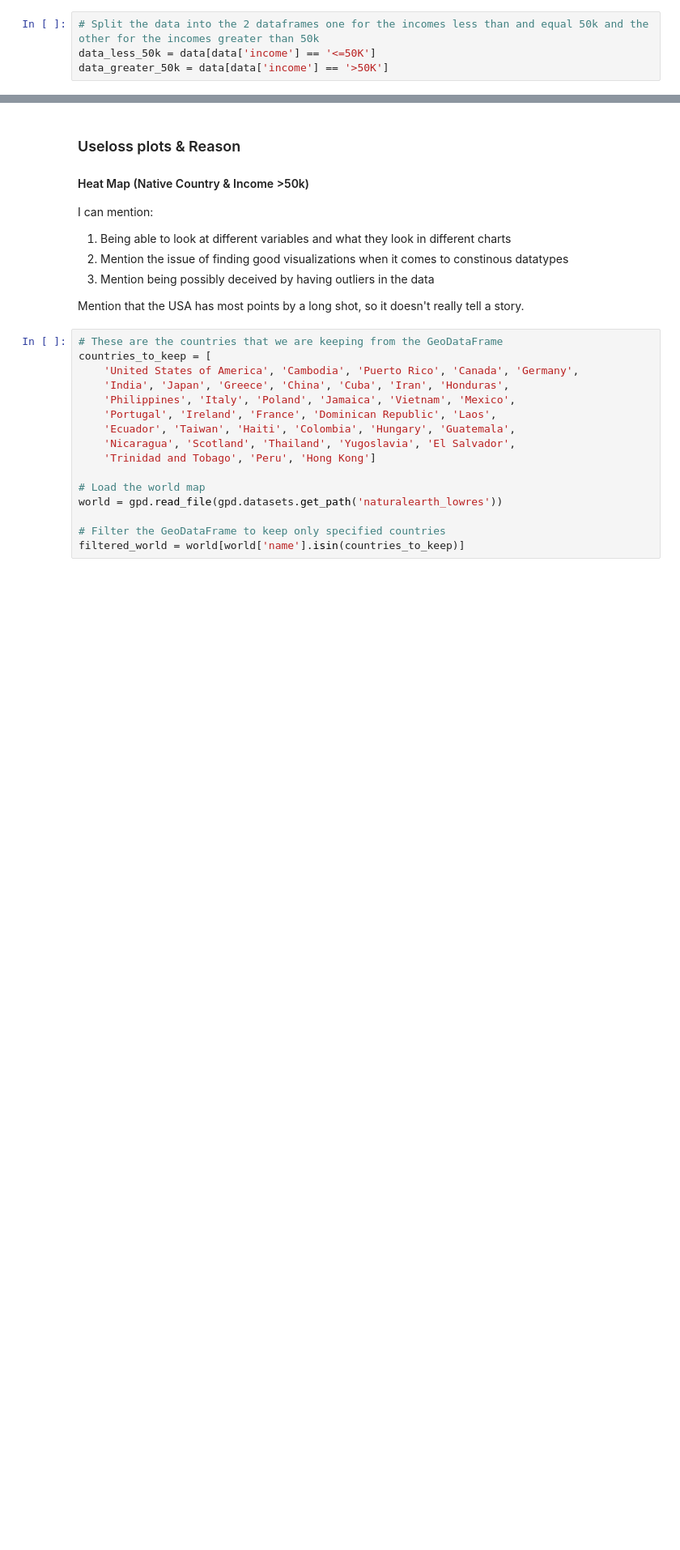
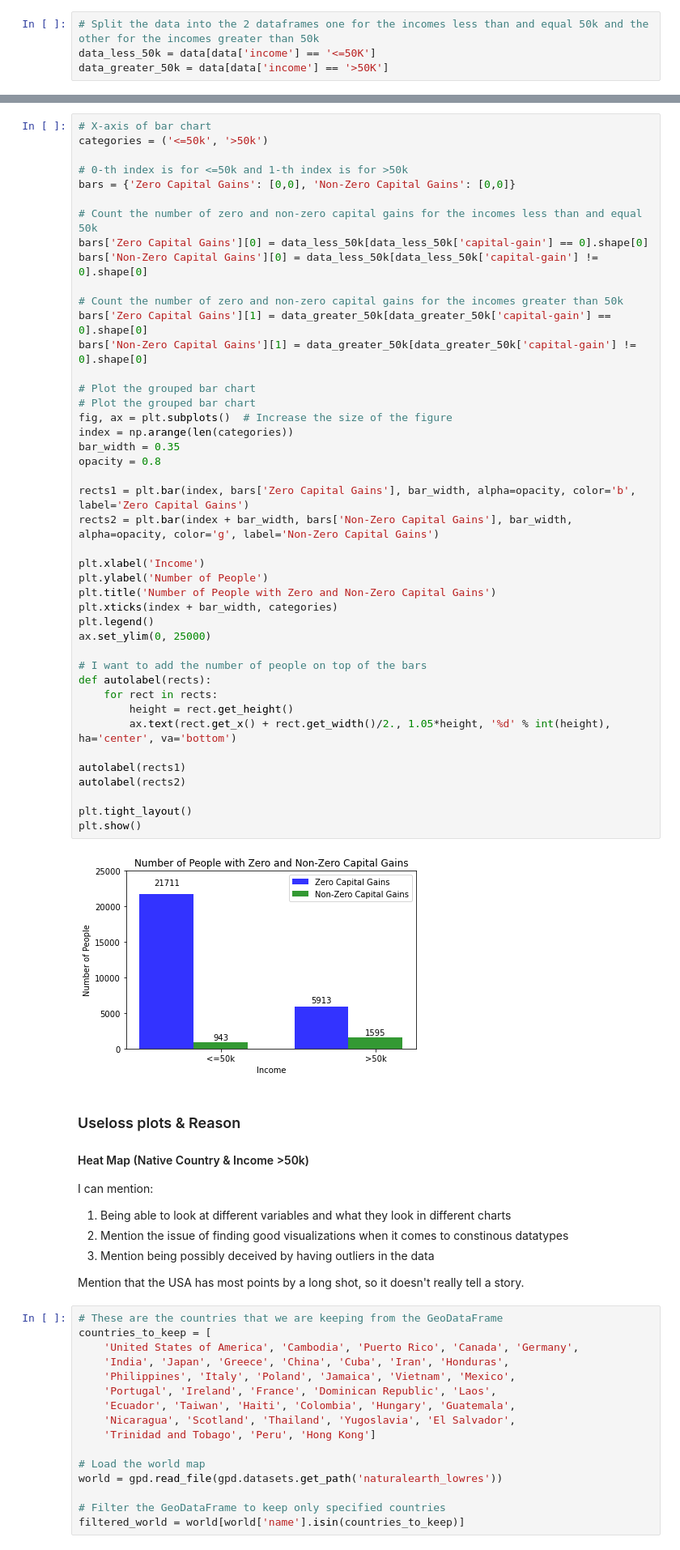
Before and after one commit to Youssef-Serag/CSE-578, a Jupyter notebook: Project/project.ipynb, the cells around one changed output, grey strips where cells are left out. Shown at 81% size. Cells and saved outputs as stored; diff of their text form; blank space fills up the shorter version.

Commit message:
Completed Progress Report and added new chart

```diff
--- a/Project/project.ipynb
+++ b/Project/project.ipynb
@@ -49,3 +54,48 @@ data_greater_50k = data[data['income'] == '>50K']
+# %%
+# X-axis of bar chart
+categories = ('<=50k', '>50k')
+
+# 0-th index is for <=50k and 1-th index is for >50k
+bars = {'Zero Capital Gains': [0,0], 'Non-Zero Capital Gains': [0,0]}
+
+# Count the number of zero and non-zero capital gains for the incomes less than and equal 50k
+bars['Zero Capital Gains'][0] = data_less_50k[data_less_50k['capital-gain'] == 0].shape[0]
+bars['Non-Zero Capital Gains'][0] = data_less_50k[data_less_50k['capital-gain'] != 0].shape[0]
+
+# Count the number of zero and non-zero capital gains for the incomes greater than 50k
+bars['Zero Capital Gains'][1] = data_greater_50k[data_greater_50k['capital-gain'] == 0].shape[0]
+bars['Non-Zero Capital Gains'][1] = data_greater_50k[data_greater_50k['capital-gain'] != 0].shape[0]
+
+# Plot the grouped bar chart
+# Plot the grouped bar chart
+fig, ax = plt.subplots()  # Increase the size of the figure
+index = np.arange(len(categories))
+bar_width = 0.35
+opacity = 0.8
+
+rects1 = plt.bar(index, bars['Zero Capital Gains'], bar_width, alpha=opacity, color='b', label='Zero Capital Gains')
+rects2 = plt.bar(index + bar_width, bars['Non-Zero Capital Gains'], bar_width, alpha=opacity, color='g', label='Non-Zero Capital Gains')
+
+plt.xlabel('Income')
+plt.ylabel('Number of People')
+plt.title('Number of People with Zero and Non-Zero Capital Gains')
+plt.xticks(index + bar_width, categories)
+plt.legend()
+ax.set_ylim(0, 25000)
+
+# I want to add the number of people on top of the bars
+def autolabel(rects):
+    for rect in rects:
+        height = rect.get_height()
+        ax.text(rect.get_x() + rect.get_width()/2., 1.05*height, '%d' % int(height), ha='center', va='bottom')
+
+autolabel(rects1)
+autolabel(rects2)
+
+plt.tight_layout()
+plt.show()
+# %% [output]
+[figure, added]
 # %% [markdown]
 ### Useloss plots & Reason
 
```
Also changed, not shown: parts of 3 cells of this notebook, 2 other files.
